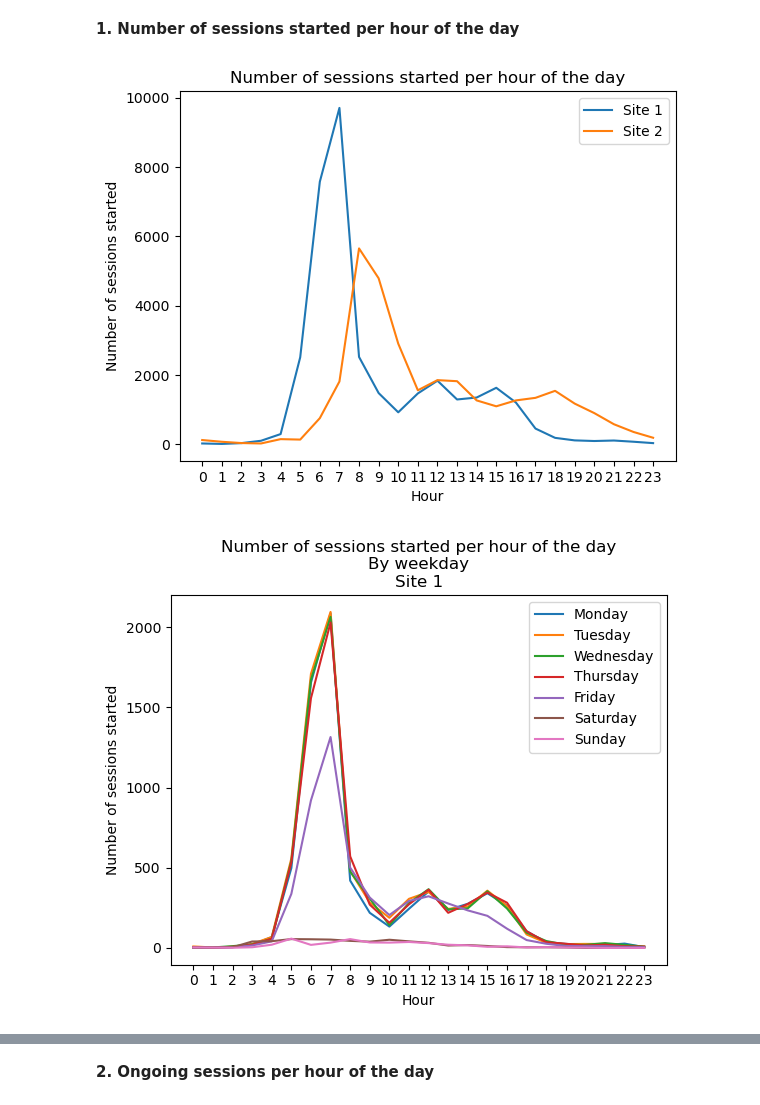
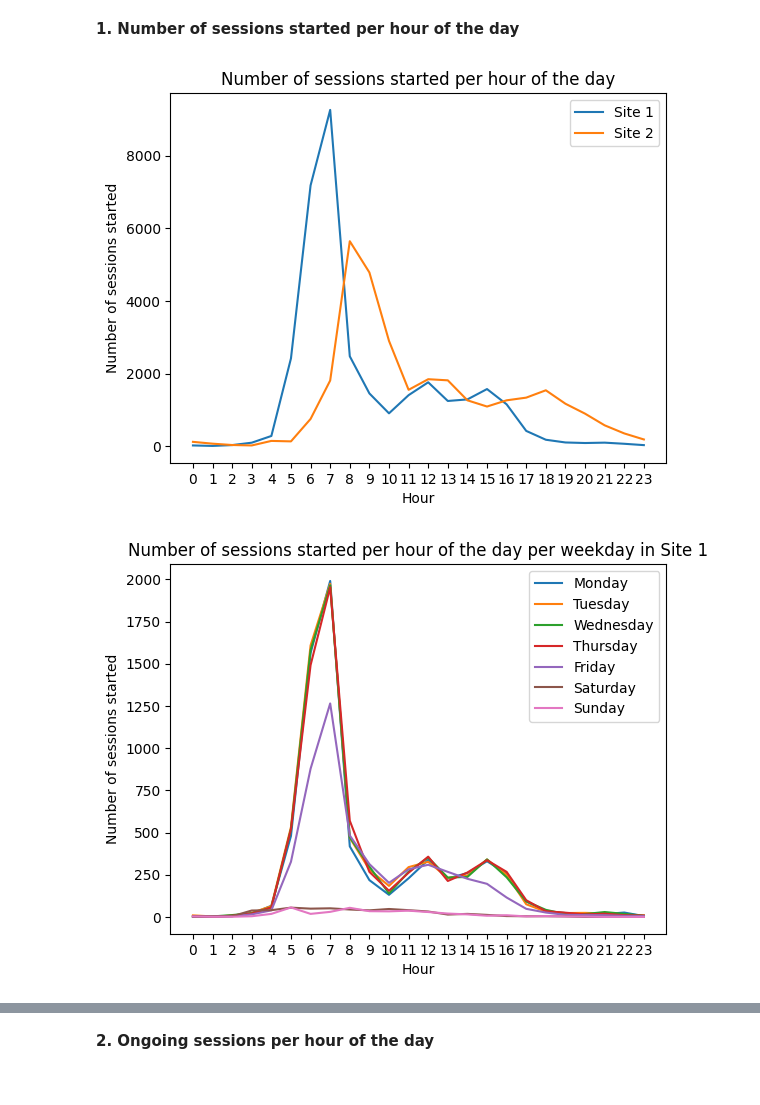
Before and after one commit to Sithkiller3000/AA2024, a Jupyter notebook: descriptive_analytics/descriptive_analytics_2a.ipynb, the cells around one changed output, grey strips where cells are left out. Drawn from its saved outputs; the diff is of its cells as text; code cells hidden in the pictures.

Commit message:
Cleaned up descriptive analytics; Created folder for plots; PLots are automatically stored there when descriptive analytics is run

```diff
--- a/descriptive_analytics/descriptive_analytics_2a.ipynb
+++ b/descriptive_analytics/descriptive_analytics_2a.ipynb
@@ -20,0 +12,3 @@ What patterns can you observe, and how do you explain them?
+# %%
+df = pd.read_csv("../cleanData/cleanChargingDataFull.csv")
+wd = pd.read_csv("../data preparation/cleanWeatherData.csv")
@@ -20,0 +33,4 @@ What patterns can you observe, and how do you explain them?
+# %%
+# Create arrays for weekdays and months for later plots
+weekdays = ["Monday", "Tuesday", "Wednesday", "Thursday", "Friday", "Saturday", "Sunday"]
+months = ["January", "February", "March", "April", "May", "June", "July", "August", "September", "October", "November", "December"]
@@ -20,0 +39,3 @@ What patterns can you observe, and how do you explain them?
+# %%
+df1 = df[df["siteID"] == 1]
+df2 = df[df["siteID"] == 2]
@@ -21 +72,7 @@ What patterns can you observe, and how do you explain them?
+# %%
+def save_plot(p_fig):
+    plot_name = p_fig.gca().get_title()
+    folder = 'plots'
+    file_path = os.path.join(folder, plot_name)
+    p_fig.savefig(file_path, bbox_inches='tight')
 # %% [markdown]
@@ -24,43 +89,48 @@ What patterns can you observe, and how do you explain them?
 **1. Number of sessions started per hour of the day**
 # %%
 x = np.arange(24)
-y1 = df1_grouped_hour[["sessionID"]].size()
-y2 = df2_grouped_hour[["sessionID"]].size()
+y1 = df1_grouped_hour[["id"]].size()
+y2 = df2_grouped_hour[["id"]].size()
 
-plt.plot(x, y1, label="Site 1")
-plt.plot(x, y2, label="Site 2")
-plt.xlabel("Hour")
-plt.ylabel("Number of sessions started")
-plt.xticks(x)
-plt.title("Number of sessions started per hour of the day")
-plt.legend()
+fig, ax = plt.subplots()
+ax.plot(x, y1, label="Site 1")
+ax.plot(x, y2, label="Site 2")
+ax.set_xlabel("Hour")
+ax.set_ylabel("Number of sessions started")
+ax.set_xticks(x)
+ax.set_title("Number of sessions started per hour of the day")
+ax.legend()
+fig.show
 
-plt.show()
+save_plot(fig)
 # %% [output]
-[figure, old version]
+[figure, new version]
 # %%
 x = np.arange(24)
 y_list = [0]*7
 
+fig, ax = plt.subplots()
+
 for w in range(0,7):
     y_list[w] = df1[df1.weekday == w].groupby("hour")[["hour"]].size()
     try:
-        plt.plot(x, y_list[w], label=weekdays[w])
+        ax.plot(x, y_list[w], label=weekdays[w])
     except Exception:
         for i in range(0, 24):
             if i not in y_list[w].keys():
                 y_list[w][i] = 0
-        plt.plot(x, y_list[w], label=weekdays[w])
+        ax.plot(x, y_list[w], label=weekdays[w])
 
-plt.xlabel("Hour")
-plt.ylabel("Number of sessions started")
-plt.xticks(x)
-plt.title("Number of sessions started per hour of the day" + "\n" + "By weekday" + "\n" + "Site 1")
-plt.legend()
+ax.set_xlabel("Hour")
+ax.set_ylabel("Number of sessions started")
+ax.set_xticks(x)
+ax.set_title("Number of sessions started per hour of the day per weekday in Site 1")
+ax.legend()
 
-plt.show()
+fig.show
+save_plot(fig)
 # %% [output]
-[figure, old version]
+[figure, new version]
 # %%
 x = np.arange(24)
 y_list = [0]*7
```
Also changed, not shown: parts of 51 cells of this notebook, 21 other files.
